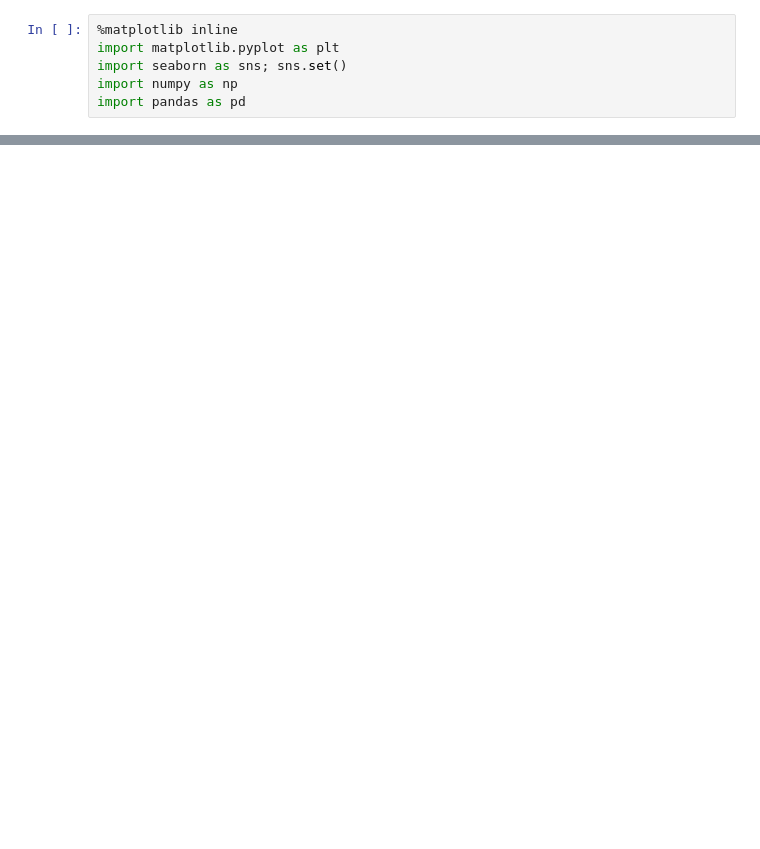
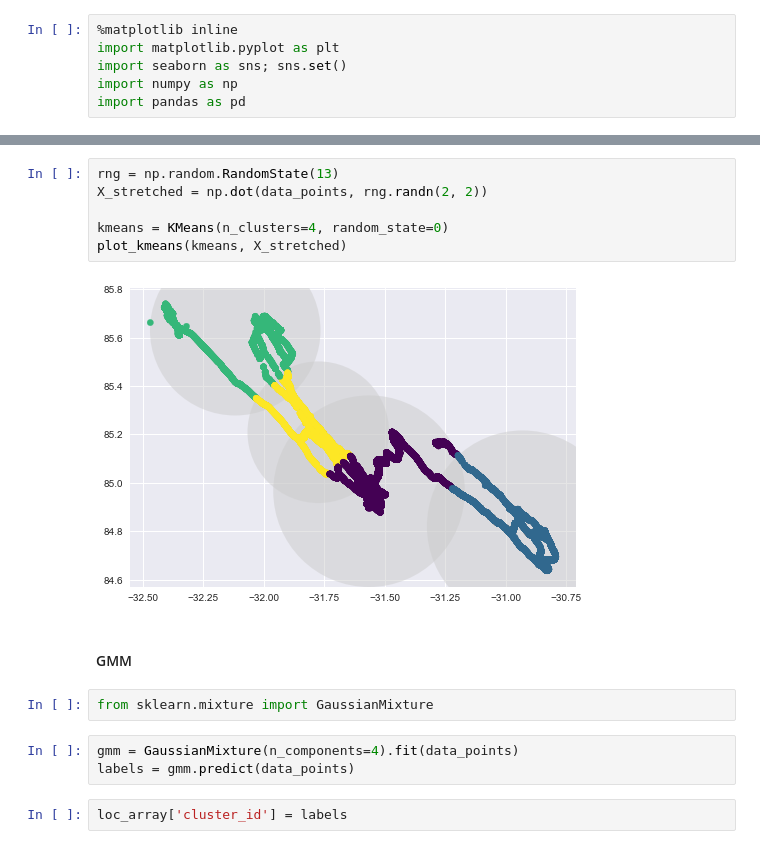
Before and after one commit to sy2399/Smartphone_Analysis, a Jupyter notebook: Code/02.Feature Extraction/Location_GMM.ipynb, the cells around one changed output, grey strips where cells are left out. Drawn from its saved outputs; the diff is of its cells as text; blank space fills up the shorter version.

```diff
--- a/Code/02.Feature Extraction/Location_GMM.ipynb
+++ b/Code/02.Feature Extraction/Location_GMM.ipynb
@@ -448,0 +124,17 @@ Text(0.5, 1, 'GMM clustering - Hihgh SWB')
+# %%
+rng = np.random.RandomState(13)
+X_stretched = np.dot(data_points, rng.randn(2, 2))
+
+kmeans = KMeans(n_clusters=4, random_state=0)
+plot_kmeans(kmeans, X_stretched)
+# %% [output]
+[figure, added]
+# %% [markdown]
+#### GMM
+# %%
+from sklearn.mixture import GaussianMixture
+# %%
+gmm = GaussianMixture(n_components=4).fit(data_points)
+labels = gmm.predict(data_points)
+# %%
+loc_array['cluster_id'] = labels
```
Also changed, not shown: parts of 109 cells of this notebook.
